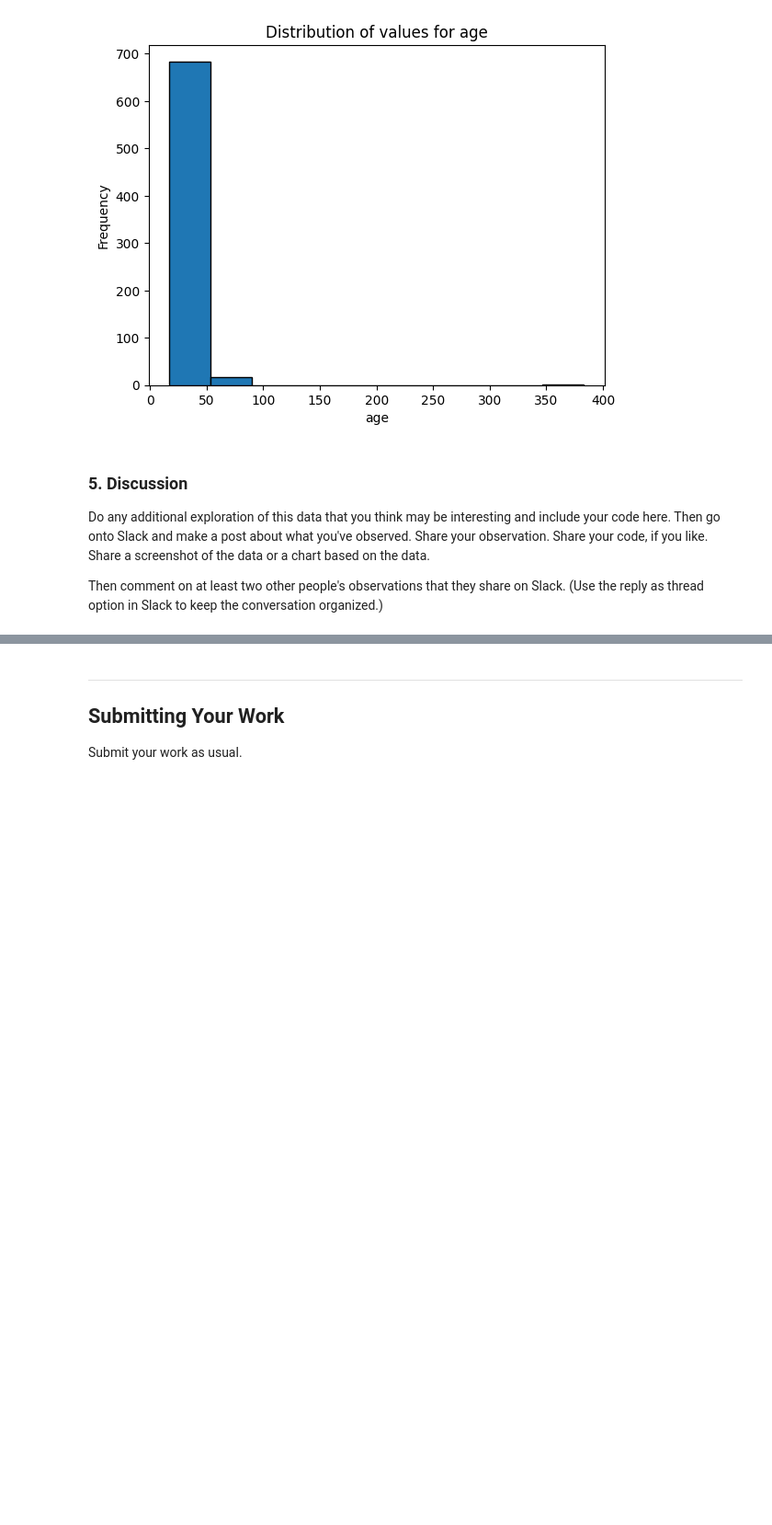
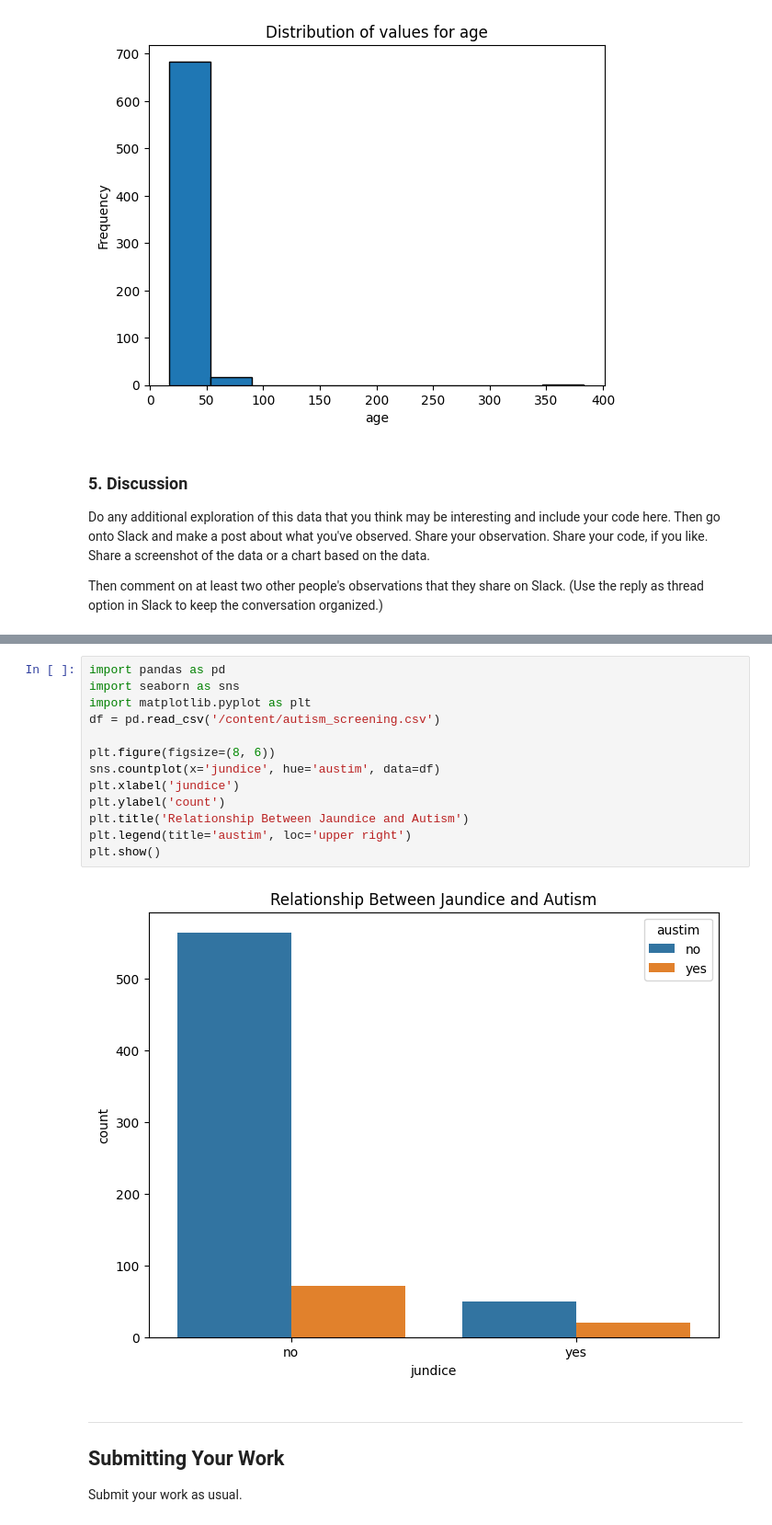
Before and after one commit to vsaathwika0904/hds5210-2023, a Jupyter notebook: week13/week13_assignment_2.ipynb, the cells around one changed output, grey strips where cells are left out. Shown: that part at 92% size. Drawn from its saved outputs; the diff is of its cells as text; blank space fills up the shorter version.

```diff
--- a/week13/week13_assignment_2.ipynb
+++ b/week13/week13_assignment_2.ipynb
@@ -117,3 +129,18 @@ else:
+# %%
+import pandas as pd
+import seaborn as sns
+import matplotlib.pyplot as plt
+df = pd.read_csv('/content/autism_screening.csv')
+
+plt.figure(figsize=(8, 6))
+sns.countplot(x='jundice', hue='austim', data=df)
+plt.xlabel('jundice')
+plt.ylabel('count')
+plt.title('Relationship Between Jaundice and Autism')
+plt.legend(title='austim', loc='upper right')
+plt.show()
+# %% [output]
+[figure, added]
 # %% [markdown]
 
 
```
Also changed, not shown: parts of 6 cells of this notebook.
